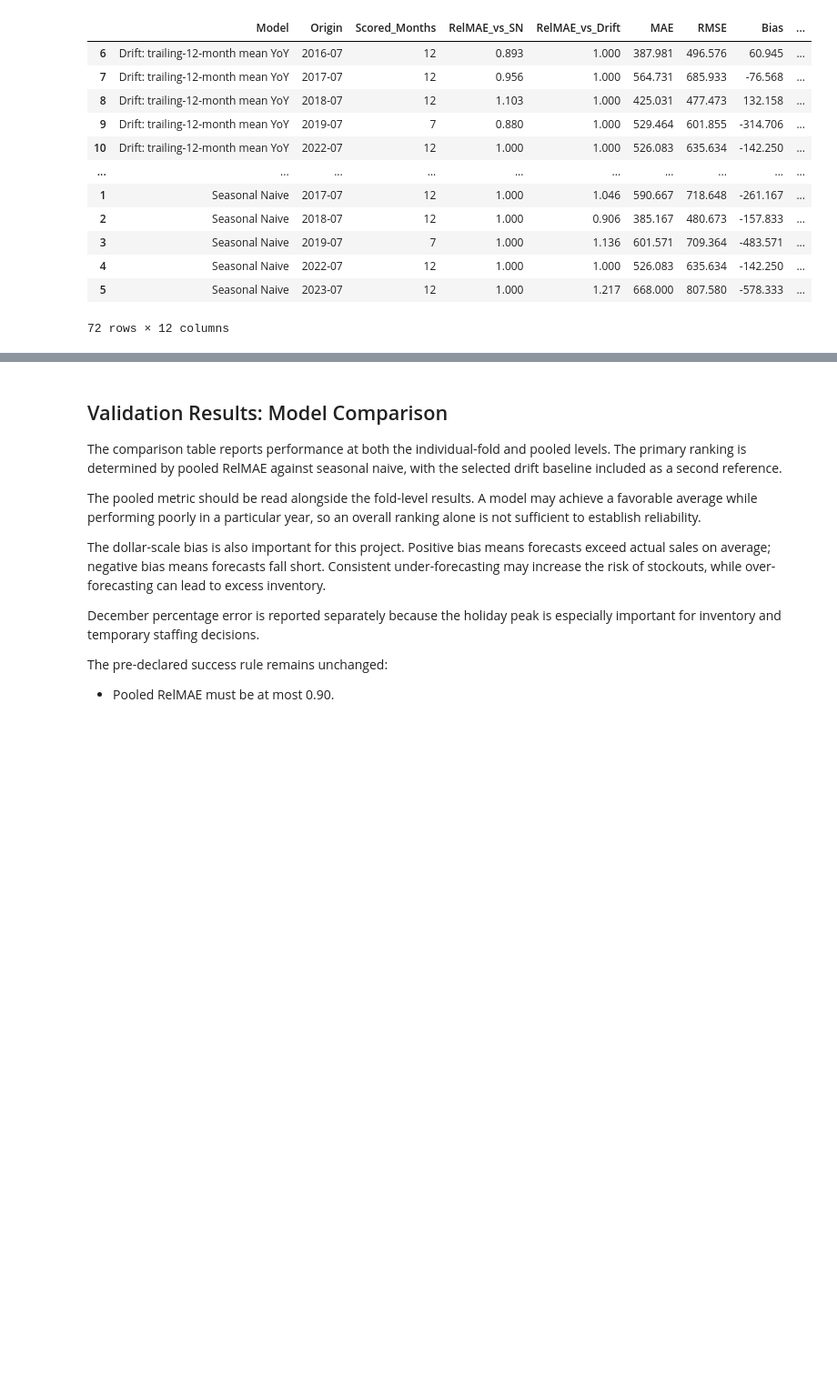
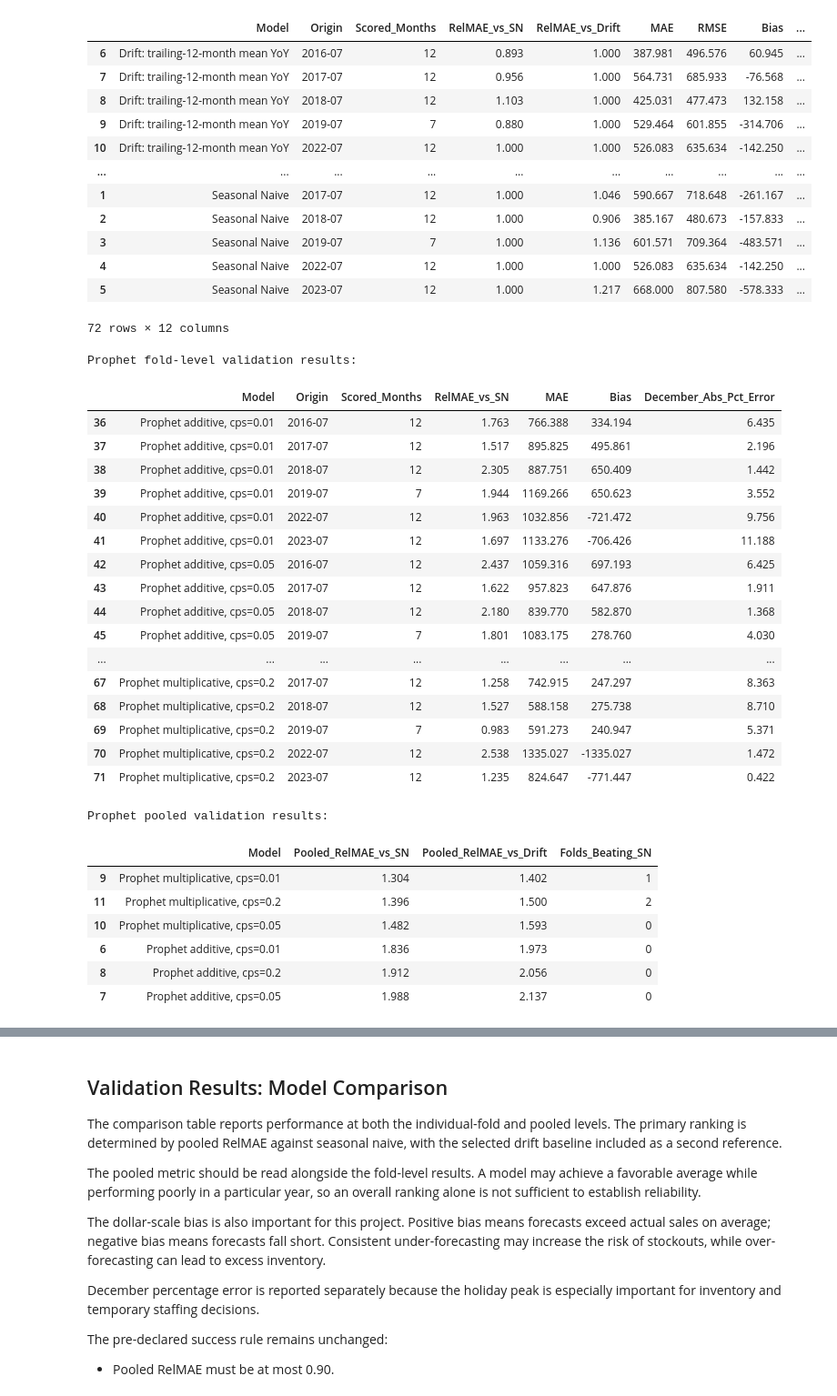
Before and after one commit to mo-alsafi/apparel-sales-forecasting, a Jupyter notebook: notebooks/modeling.ipynb, the cells around one changed output, grey strips where cells are left out. Shown at 91% size. Saved outputs shown, nothing was run; the diff lists cells and outputs as text; code cells hidden in the pictures; blank space fills up the shorter version.

```diff
--- a/notebooks/modeling.ipynb
+++ b/notebooks/modeling.ipynb
@@ -282,6 +282,7 @@ from src.models import (
     sarima_month_dummy_log_forecast,
     make_prophet_forecaster,
     fit_sarima_for_diagnostics,
+    COVID_MONTHS
 )
 
 
@@ -304,7 +305,7 @@ candidate_forecasters = {
     "SARIMA seasonal (raw)": sarima_raw_forecast,
     "SARIMA seasonal (log)": sarima_log_forecast,
 
-    "SARIMA month-dummy D=0 (log)": (
+    "SARIMAX log levels + month dummies (d=1, D=0)": (
         sarima_month_dummy_log_forecast
     ),
 }
@@ -562,3 +512,61 @@ display(comparison_table.round(3))
 | 4 | Seasonal Naive | 2022-07 | 12 | 1.000 | 1.000 | 526.083 | 635.634 | -142.250 | ... |
 | 5 | Seasonal Naive | 2023-07 | 12 | 1.000 | 1.217 | 668.000 | 807.580 | -578.333 | ... |
 72 rows × 12 columns
+# %%
+prophet_fold_table = fold_metrics.loc[
+    fold_metrics["Model"].str.startswith("Prophet "),
+    [
+        "Model",
+        "Origin",
+        "Scored_Months",
+        "RelMAE_vs_SN",
+        "MAE",
+        "Bias",
+        "December_Abs_Pct_Error",
+    ],
+].sort_values(["Model", "Origin"])
+
+print("Prophet fold-level validation results:")
+display(prophet_fold_table.round(3))
+
+print("Prophet pooled validation results:")
+display(
+    model_summary.loc[
+        model_summary["Model"].str.startswith("Prophet "),
+        [
+            "Model",
+            "Pooled_RelMAE_vs_SN",
+            "Pooled_RelMAE_vs_Drift",
+            "Folds_Beating_SN",
+        ],
+    ]
+    .sort_values("Pooled_RelMAE_vs_SN")
+    .round(3)
+)
+# %% [output]
+Prophet fold-level validation results:
+|  | Model | Origin | Scored_Months | RelMAE_vs_SN | MAE | Bias | December_Abs_Pct_Error |
+| 36 | Prophet additive, cps=0.01 | 2016-07 | 12 | 1.763 | 766.388 | 334.194 | 6.435 |
+| 37 | Prophet additive, cps=0.01 | 2017-07 | 12 | 1.517 | 895.825 | 495.861 | 2.196 |
+| 38 | Prophet additive, cps=0.01 | 2018-07 | 12 | 2.305 | 887.751 | 650.409 | 1.442 |
+| 39 | Prophet additive, cps=0.01 | 2019-07 | 7 | 1.944 | 1169.266 | 650.623 | 3.552 |
+| 40 | Prophet additive, cps=0.01 | 2022-07 | 12 | 1.963 | 1032.856 | -721.472 | 9.756 |
+| 41 | Prophet additive, cps=0.01 | 2023-07 | 12 | 1.697 | 1133.276 | -706.426 | 11.188 |
+| 42 | Prophet additive, cps=0.05 | 2016-07 | 12 | 2.437 | 1059.316 | 697.193 | 6.425 |
+| 43 | Prophet additive, cps=0.05 | 2017-07 | 12 | 1.622 | 957.823 | 647.876 | 1.911 |
+| 44 | Prophet additive, cps=0.05 | 2018-07 | 12 | 2.180 | 839.770 | 582.870 | 1.368 |
+| 45 | Prophet additive, cps=0.05 | 2019-07 | 7 | 1.801 | 1083.175 | 278.760 | 4.030 |
+| ... | ... | ... | ... | ... | ... | ... | ... |
+| 67 | Prophet multiplicative, cps=0.2 | 2017-07 | 12 | 1.258 | 742.915 | 247.297 | 8.363 |
+| 68 | Prophet multiplicative, cps=0.2 | 2018-07 | 12 | 1.527 | 588.158 | 275.738 | 8.710 |
+| 69 | Prophet multiplicative, cps=0.2 | 2019-07 | 7 | 0.983 | 591.273 | 240.947 | 5.371 |
+| 70 | Prophet multiplicative, cps=0.2 | 2022-07 | 12 | 2.538 | 1335.027 | -1335.027 | 1.472 |
+| 71 | Prophet multiplicative, cps=0.2 | 2023-07 | 12 | 1.235 | 824.647 | -771.447 | 0.422 |
+Prophet pooled validation results:
+|  | Model | Pooled_RelMAE_vs_SN | Pooled_RelMAE_vs_Drift | Folds_Beating_SN |
+| 9 | Prophet multiplicative, cps=0.01 | 1.304 | 1.402 | 1 |
+| 11 | Prophet multiplicative, cps=0.2 | 1.396 | 1.500 | 2 |
+| 10 | Prophet multiplicative, cps=0.05 | 1.482 | 1.593 | 0 |
+| 6 | Prophet additive, cps=0.01 | 1.836 | 1.973 | 0 |
+| 8 | Prophet additive, cps=0.2 | 1.912 | 2.056 | 0 |
+| 7 | Prophet additive, cps=0.05 | 1.988 | 2.137 | 0 |
```
Also changed, not shown: parts of 8 cells of this notebook, 3 other files.
